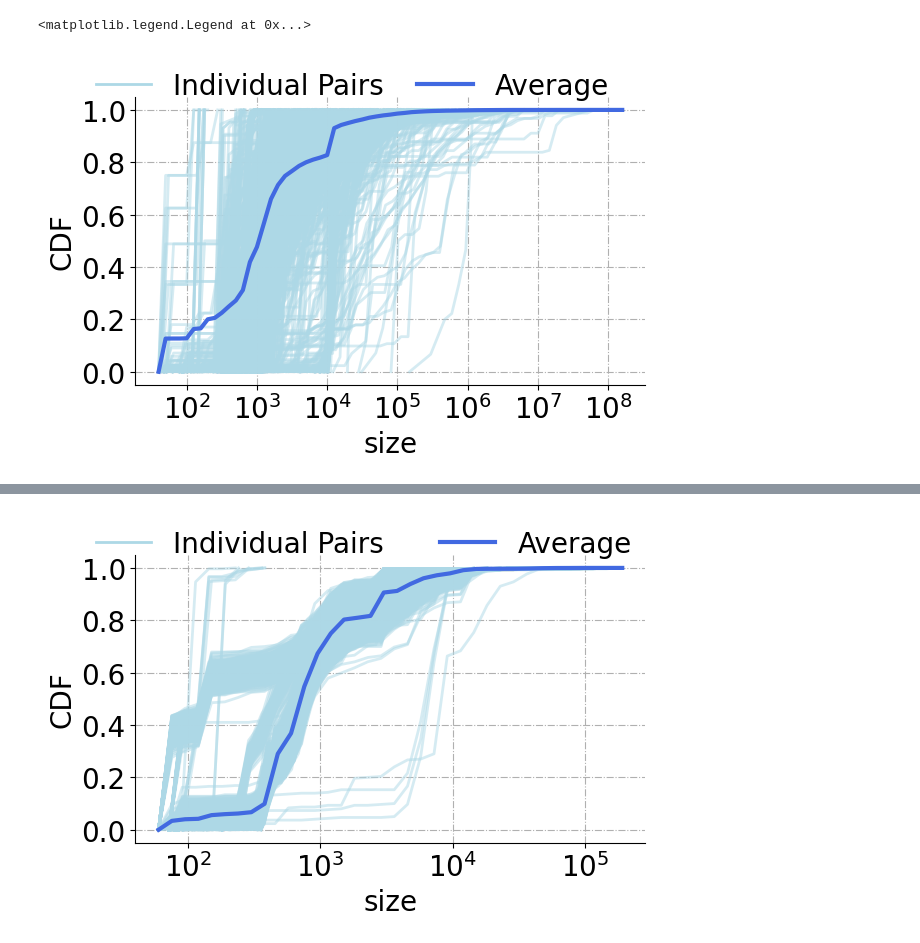
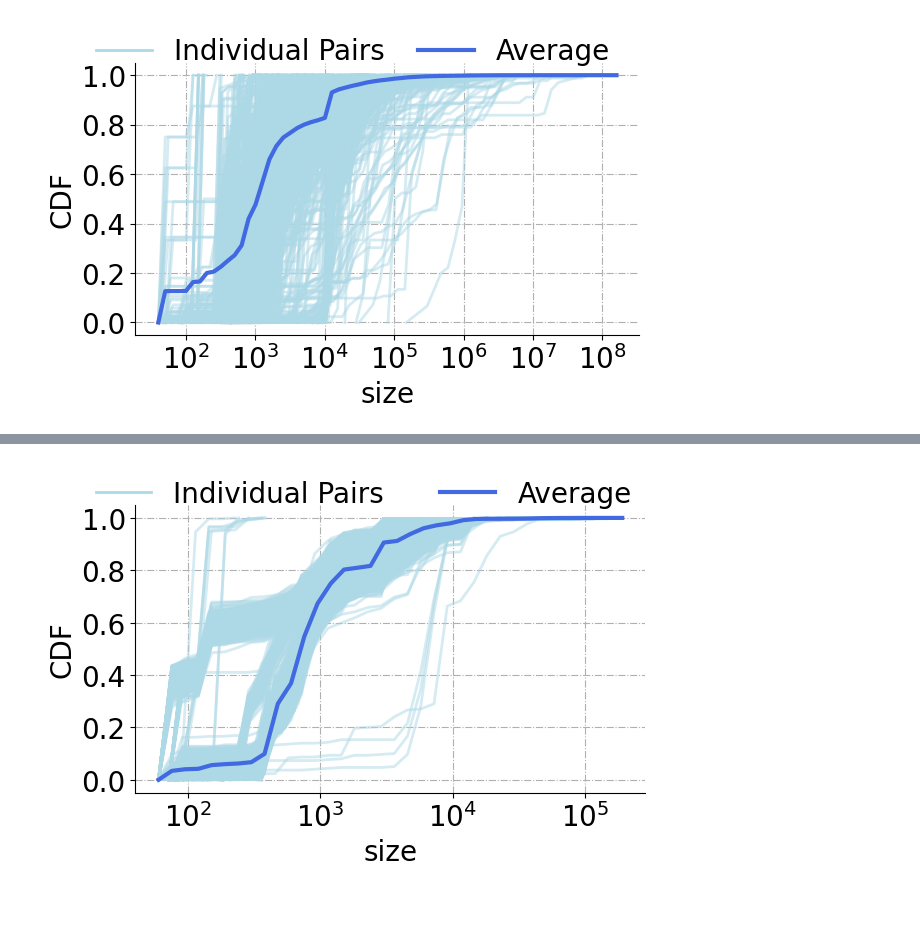
Before and after one commit to SijiangHuang/Encore-HotNets, a Jupyter notebook: motivation.ipynb, the cells around one changed output, grey strips where cells are left out. Drawn from its saved outputs; the diff is of its cells as text; code cells hidden in the pictures; blank space fills up the shorter version.

```diff
--- a/motivation.ipynb
+++ b/motivation.ipynb
@@ -13,7 +13,7 @@ pairdata, freqpairs, n_size, n_interval = get_univ_data(pairs)
 sizedata = get_data(pairdata, freqpairs, 'size_index', n_size)
 # %%
 fig = plt.figure(figsize=(6, 4))
-plt.subplots_adjust(left=0.15, top=0.92, bottom=0.2, right=1.0)
+plt.subplots_adjust(left=0.15, top=0.88, bottom=0.2, right=0.99)
 ax = plt.subplot(111)
 ax.spines['top'].set_visible(False)
 ax.spines['right'].set_visible(False)
@@ -21,36 +21,35 @@ ax.set_xticks(np.arange(2, 9, 1))
 ax.set_xticklabels(["$10^%d$" % i for i in np.arange(2, 9, 1)], fontsize=20)
 ax.set_yticks(np.arange(0, 1.1, 0.2))
 ax.set_yticklabels(["%.1f"% i for i in np.arange(0, 1.1, 0.2)], fontsize=20)
 ax.set_ylabel('CDF', fontsize=20)
 ax.set_xlabel('size', fontsize=20)
 plt.grid(linestyle='-.')
 
 size = np.log10(pairdata[freqpairs[0]]['size'].values)
 bins = np.arange(np.min(size) - 0.1, np.max(size) + 0.1, 0.1)
 counts, bins = np.histogram(size, bins)
 cdf = np.cumsum(counts) / np.cumsum(counts)[-1]
 plt.plot(bins[1:], cdf, linewidth=2, color='LightBlue', alpha=1.0, label='Individual Pairs')
 for i in range(1, pairs):
     size = np.log10(pairdata[freqpairs[i]]['size'].values)
     bins = np.arange(np.min(size) - 0.1, np.max(size) + 0.1, 0.1)
     counts, bins = np.histogram(size, bins)
     cdf = np.cumsum(counts) / np.cumsum(counts)[-1]
     plt.plot(bins[1:], cdf, linewidth=2, color='LightBlue', alpha=0.5)
 
 all_size = []
 for i in range(pairs):
     all_size.extend(list(pairdata[freqpairs[i]]['size'].values))
 all_size = np.log10(all_size)
 bins = np.arange(np.min(all_size) - 0.1, np.max(all_size) + 0.1, 0.1)
 counts, bins = np.histogram(all_size, bins)
 cdf = np.cumsum(counts) / np.cumsum(counts)[-1]
 plt.plot(bins[1:], cdf, linewidth=3, color='RoyalBlue', label='Average')
 plt.legend(fontsize=20, frameon=False, loc=(-0.1, 0.95), ncol=2, columnspacing=1.2, labelspacing=0)
 
-# plt.savefig('figure/univ-size-cdf.pdf', dpi=400)
+plt.savefig('figure/univ-size-cdf.pdf', dpi=400)
 # %% [output]
-<matplotlib.legend.Legend at 0x...>
-[figure, old version]
+[figure, new version]
 # %%
 grams = {}
 for i in [2, 3, 4]:
```
Also changed, not shown: parts of 1 cell of this notebook, 13 other files.
